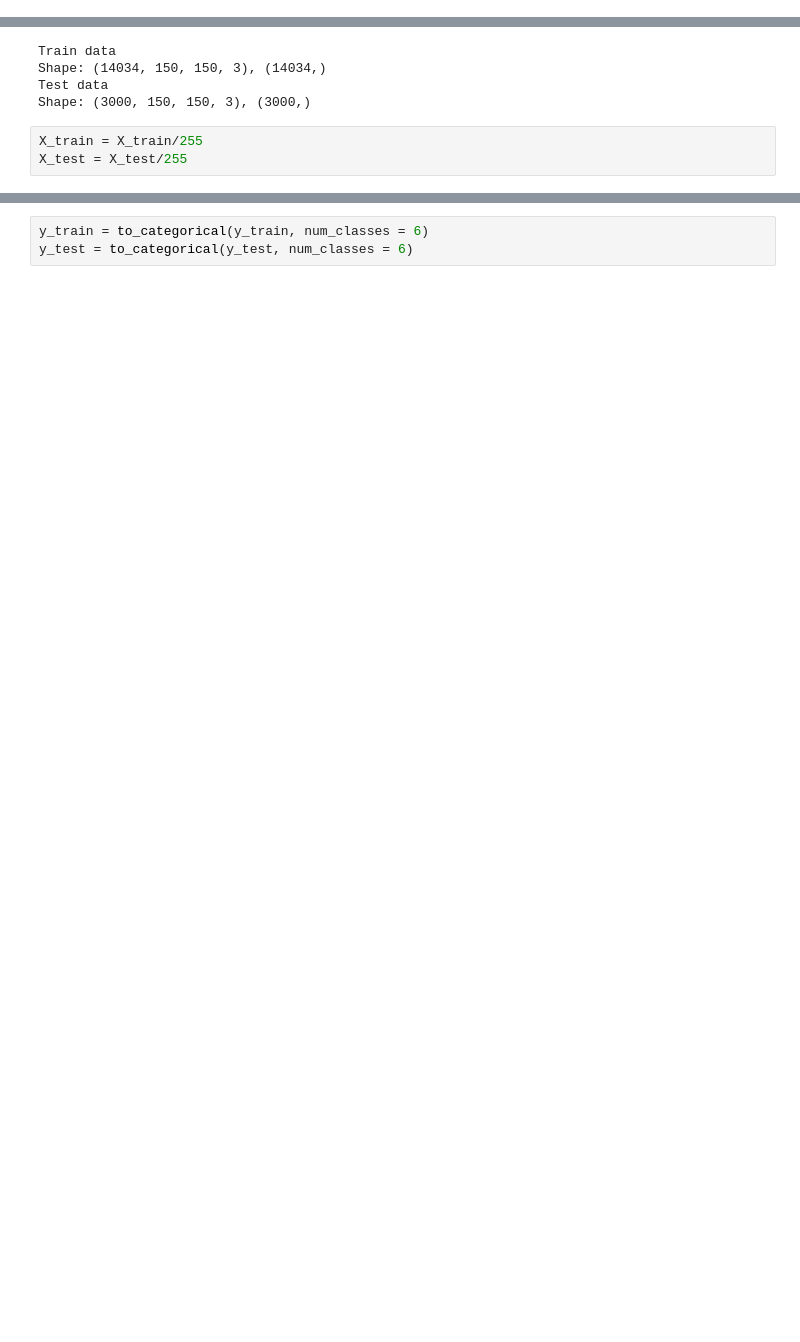
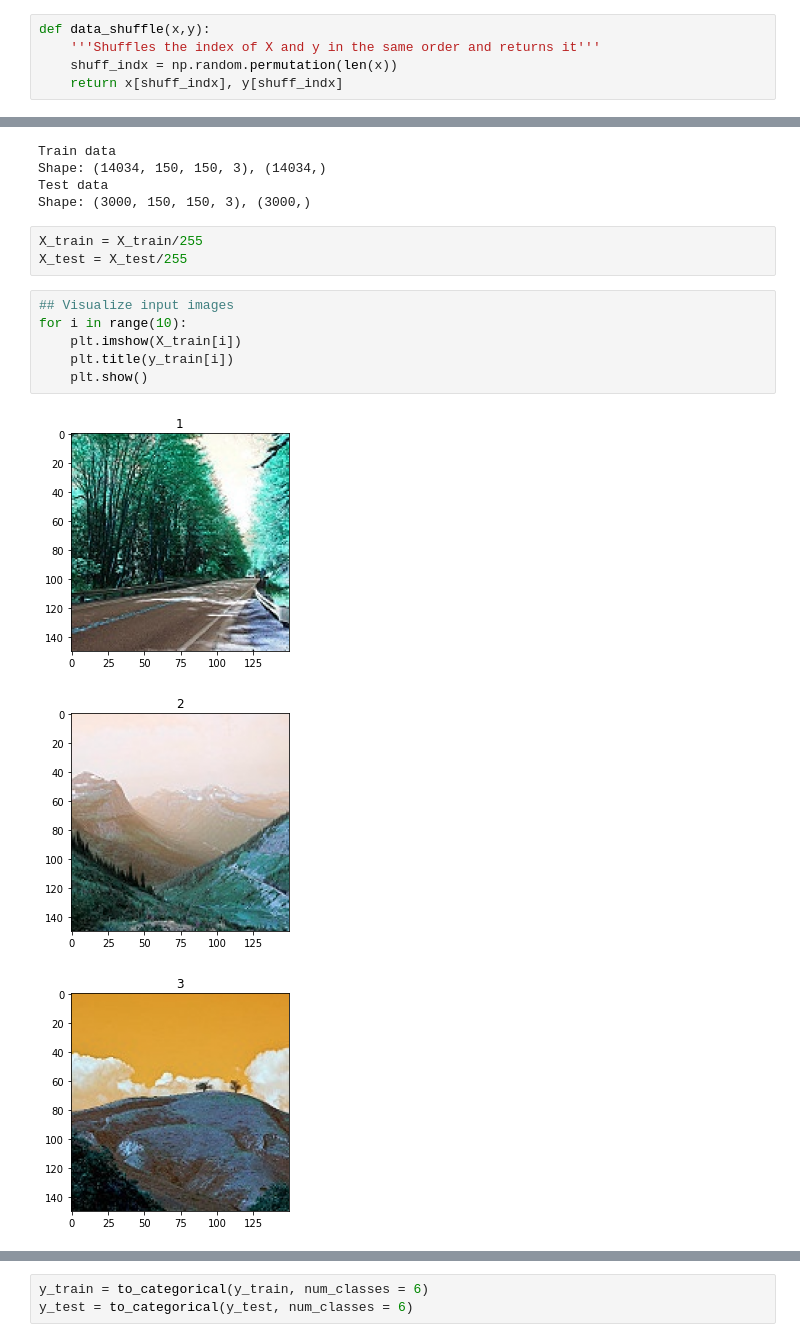
Before and after one commit to asubramaniyan/Image-classification-using-CNN, a Jupyter notebook: Image_Classification.ipynb, the cells around one changed output, grey strips where cells are left out. Drawn from its saved outputs; the diff is of its cells as text; blank space fills up the shorter version.

```diff
--- a/Image_Classification.ipynb
+++ b/Image_Classification.ipynb
@@ -45,2 +50,7 @@ dict(zip(fold_test, range(len(fold_test))))
+# %%
+def data_shuffle(x,y):
+    '''Shuffles the index of X and y in the same order and returns it'''
+    shuff_indx = np.random.permutation(len(x))
+    return x[shuff_indx], y[shuff_indx]
 # %%
 ## Load train_data
@@ -60,3 +76,13 @@ Shape: (3000, 150, 150, 3), (3000,)
 # %%
 X_train = X_train/255
 X_test = X_test/255
+# %%
+## Visualize input images
+for i in range(10):
+    plt.imshow(X_train[i])
+    plt.title(y_train[i])
+    plt.show()
+# %% [output]
+[figure, added]
+[figure, added]
+[figure, added]
```
Also changed, not shown: parts of 57 cells of this notebook.
